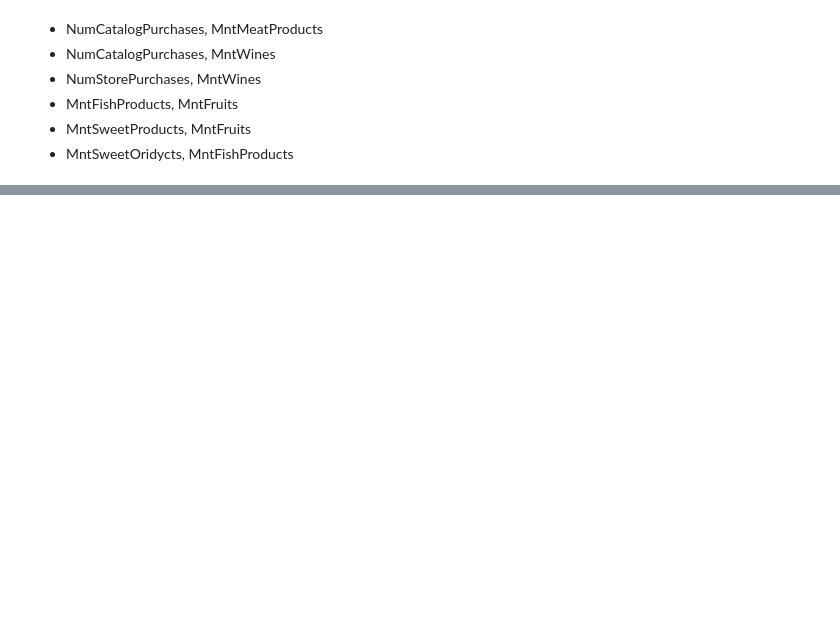
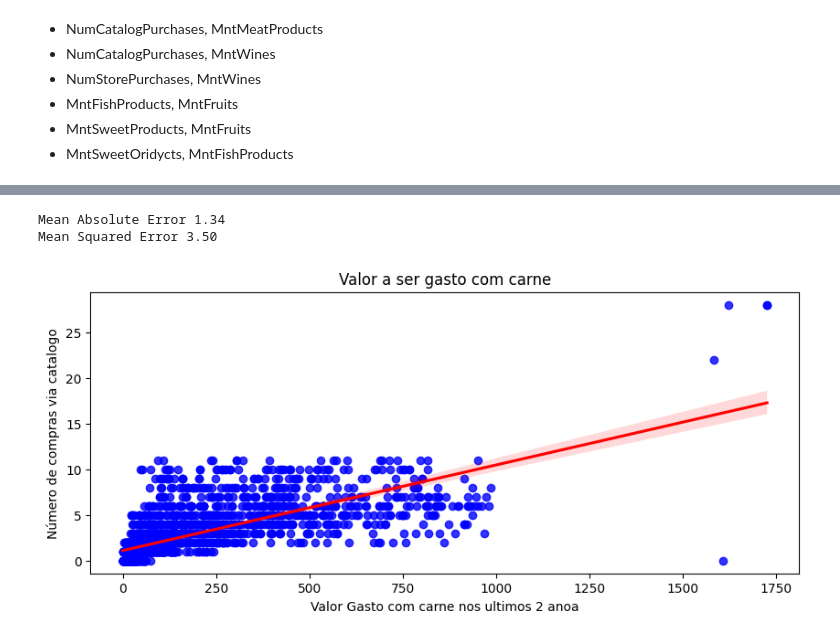
Before and after one commit to GustavoVaradi/CustomerPersonality, a Jupyter notebook: notebooks/tests.ipynb, the cells around one changed output, grey strips where cells are left out. Saved outputs shown, nothing was run; the diff lists cells and outputs as text; code cells hidden in the pictures; blank space fills up the shorter version.

Commit message:
star predict num compras via catalogo

```diff
--- a/notebooks/tests.ipynb
+++ b/notebooks/tests.ipynb
@@ -43,0 +40,26 @@ Name: count, dtype: int64
+# %%
+X = df[['MntMeatProducts']]
+y = df['NumCatalogPurchases']
+
+X_train, X_test, y_train, y_test = train_test_split(X, y, test_size=0.2, random_state=42)
+
+model = LinearRegression()
+model.fit(X_train, y_train)
+
+y_pred = model.predict(X_test)
+
+mae = mean_absolute_error(y_test, y_pred)
+mse = mean_squared_error(y_test, y_pred)
+print(f"Mean Absolute Error {mae:.2f}")
+print(f"Mean Squared Error {mse:.2f}")
+
+plt.figure(figsize=(10,4))
+sns.regplot(x=df['MntMeatProducts'], y=df['NumCatalogPurchases'], scatter_kws={'color': "blue"}, line_kws={'color': 'red'})
+plt.ylabel('Número de compras via catalogo')
+plt.xlabel('Valor Gasto com carne nos ultimos 2 anoa')
+plt.title('Valor a ser gasto com carne')
+plt.show()
+# %% [output]
+Mean Absolute Error 1.34
+Mean Squared Error 3.50
+[figure, added]
```
Also changed, not shown: parts of 3 cells of this notebook, 1 other file.
